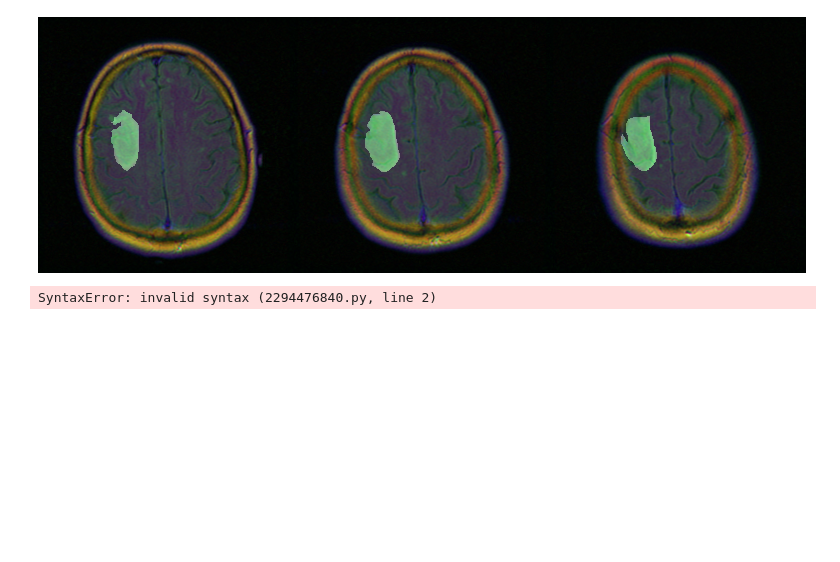
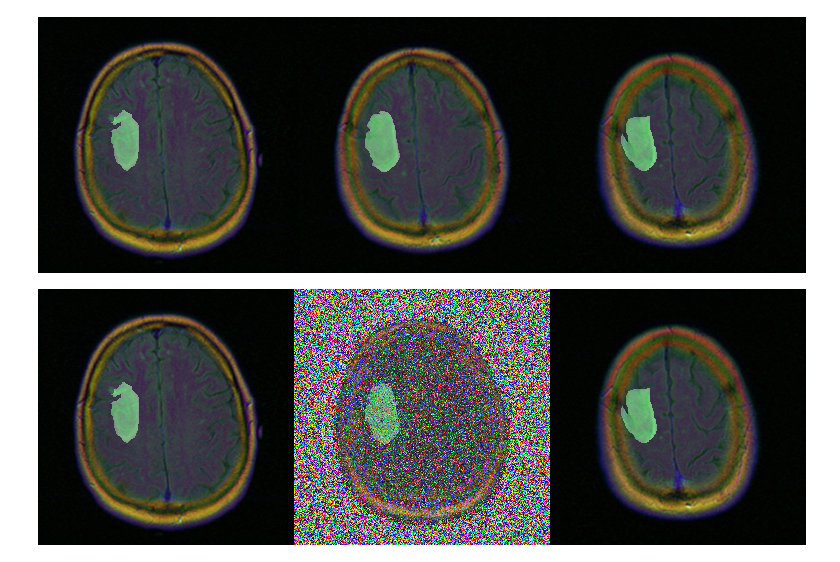
Before and after one commit to feiyueaaa/MCFDiffusion, a Jupyter notebook: fusion/fusion2.ipynb, the cells around one changed output. Cells and saved outputs as stored; diff of their text form; code cells hidden in the pictures; blank space fills up the shorter version.

```diff
--- a/fusion/fusion2.ipynb
+++ b/fusion/fusion2.ipynb
@@ -131,9 +131,9 @@ to_pil(img)
 [figure]
 # %%
 left_img,middle_img,right_img = torch.chunk(img,3,2)
-res, noise = forward_diffusion_sample(middle_img torch.tensor([100]))
+res, noise = forward_diffusion_sample(middle_img,torch.tensor([100]))
 res_img = torch.cat([left_img,res,right_img],2)
 res_img = to_pil(res_img)
 res_img
 # %% [output]
-SyntaxError: invalid syntax (2294476840.py, line 2)
+[figure, added]
```
